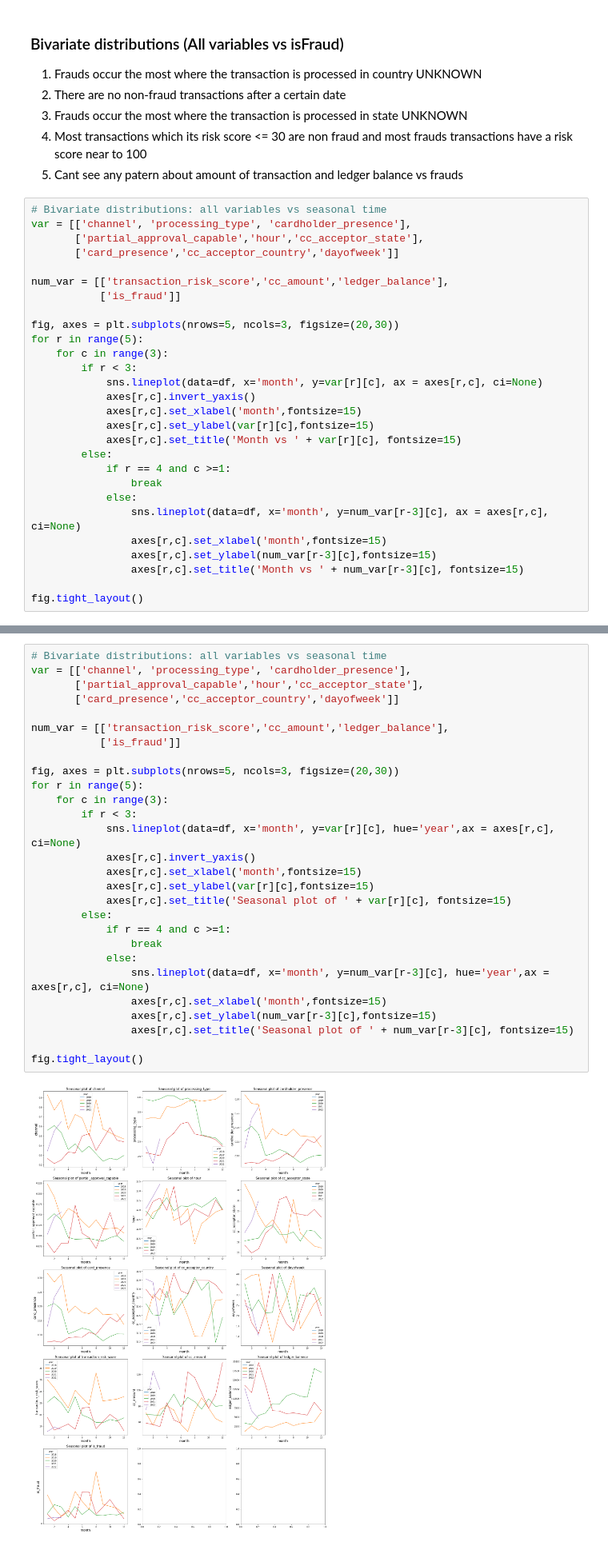
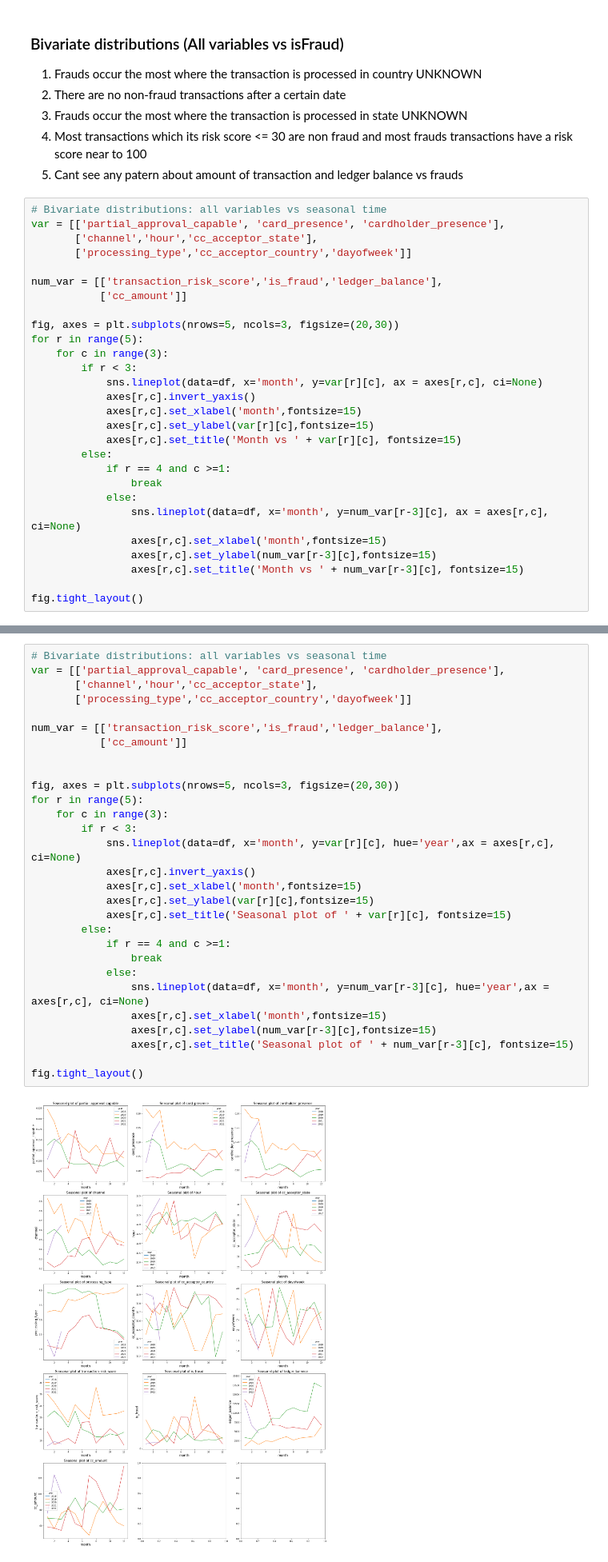
Before and after one commit to hungyichang19980105/Payability-project, a Jupyter notebook: Payability/EDA.ipynb, the cells around one changed output, grey strips where cells are left out. Shown at 80% size. Drawn from its saved outputs; the diff is of its cells as text.

```diff
--- a/Payability/EDA.ipynb
+++ b/Payability/EDA.ipynb
@@ -286,12 +286,12 @@ for r in range(3):
 5. Cant see any patern about amount of transaction and ledger balance vs frauds
 # %%
 # Bivariate distributions: all variables vs seasonal time
-var = [['channel', 'processing_type', 'cardholder_presence'],
-       ['partial_approval_capable','hour','cc_acceptor_state'],
-       ['card_presence','cc_acceptor_country','dayofweek']]
+var = [['partial_approval_capable', 'card_presence', 'cardholder_presence'],
+       ['channel','hour','cc_acceptor_state'],
+       ['processing_type','cc_acceptor_country','dayofweek']]
 
-num_var = [['transaction_risk_score','cc_amount','ledger_balance'],
-           ['is_fraud']]
+num_var = [['transaction_risk_score','is_fraud','ledger_balance'],
+           ['cc_amount']]
 
 fig, axes = plt.subplots(nrows=5, ncols=3, figsize=(20,30))
 for r in range(5):
@@ -322,33 +322,34 @@ fig.tight_layout()
 # %%
 # Bivariate distributions: all variables vs seasonal time
-var = [['channel', 'processing_type', 'cardholder_presence'],
-       ['partial_approval_capable','hour','cc_acceptor_state'],
-       ['card_presence','cc_acceptor_country','dayofweek']]
+var = [['partial_approval_capable', 'card_presence', 'cardholder_presence'],
+       ['channel','hour','cc_acceptor_state'],
+       ['processing_type','cc_acceptor_country','dayofweek']]
 
-num_var = [['transaction_risk_score','cc_amount','ledger_balance'],
-           ['is_fraud']]
+num_var = [['transaction_risk_score','is_fraud','ledger_balance'],
+           ['cc_amount']]
+
 
 fig, axes = plt.subplots(nrows=5, ncols=3, figsize=(20,30))
 for r in range(5):
     for c in range(3):
         if r < 3:
             sns.lineplot(data=df, x='month', y=var[r][c], hue='year',ax = axes[r,c], ci=None)
             axes[r,c].invert_yaxis()
             axes[r,c].set_xlabel('month',fontsize=15)
             axes[r,c].set_ylabel(var[r][c],fontsize=15)
             axes[r,c].set_title('Seasonal plot of ' + var[r][c], fontsize=15)
         else:
             if r == 4 and c >=1:
                 break
             else:
                 sns.lineplot(data=df, x='month', y=num_var[r-3][c], hue='year',ax = axes[r,c], ci=None)
                 axes[r,c].set_xlabel('month',fontsize=15)
                 axes[r,c].set_ylabel(num_var[r-3][c],fontsize=15)
                 axes[r,c].set_title('Seasonal plot of ' + num_var[r-3][c], fontsize=15)
 
 fig.tight_layout()
 # %% [output]
-[figure, old version]
+[figure, new version]
 # %% [markdown]
 ### Bivariate distributions (All variables vs time)
 1. Cardholder presence and card presence have a decreasing trend in 2019-2020 and the less in April and an increasing trend in 2021-2022.
```
Also changed, not shown: parts of 2 cells of this notebook, 2 other files.
